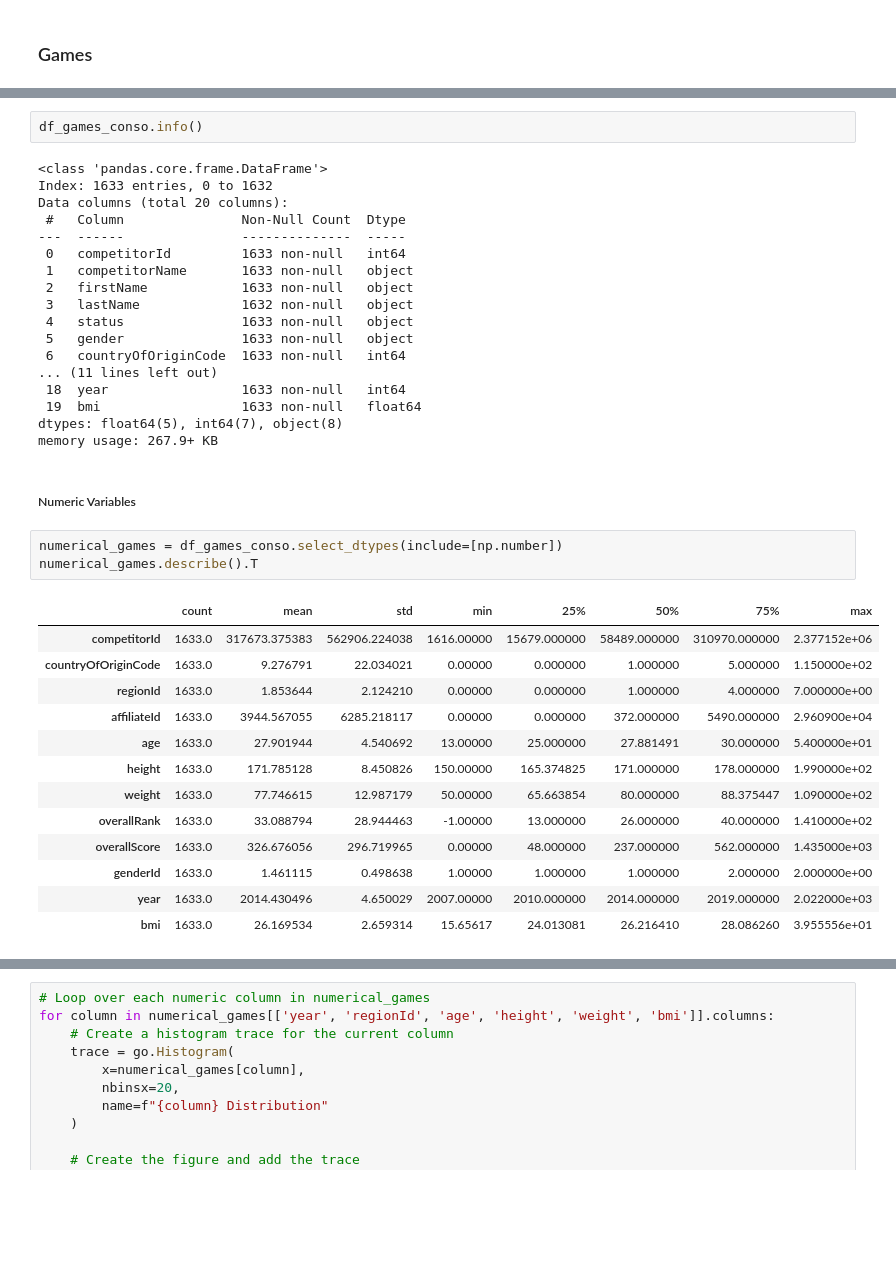
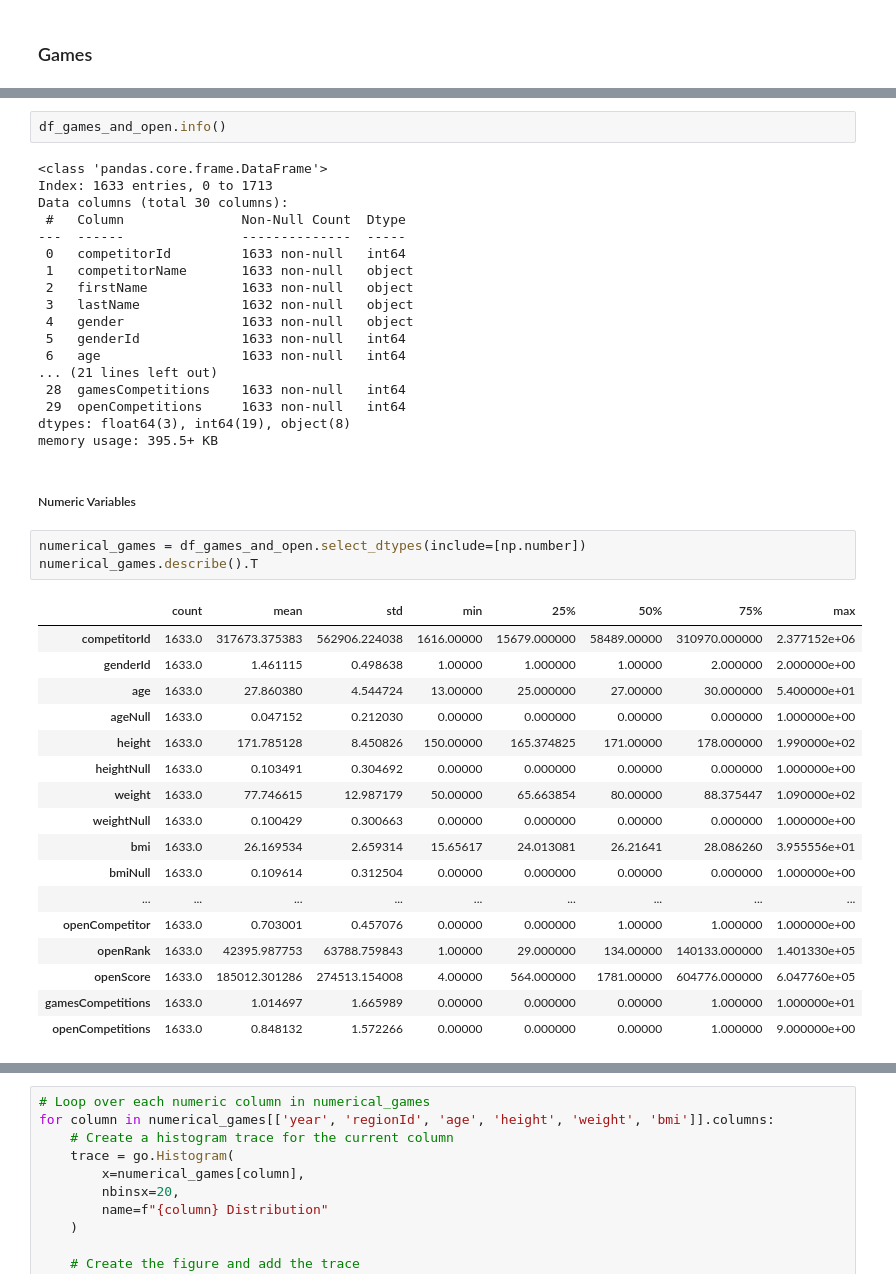
Before and after one commit to tgomesjuliana/ds-crossfit-games-competitions, a Jupyter notebook: data_analysis.ipynb, the cells around one changed output, grey strips where cells are left out. Saved outputs shown, nothing was run; the diff lists cells and outputs as text; blank space fills up the shorter version.

Commit message:
continue feature engineering for crossfit games

```diff
--- a/data_analysis.ipynb
+++ b/data_analysis.ipynb
@@ -35,41 +32,45 @@ df_games_conso
 # %%
-df_games_conso.info()
+df_games_and_open.info()
 # %% [output]
 <class 'pandas.core.frame.DataFrame'>
-Index: 1633 entries, 0 to 1632
-Data columns (total 20 columns):
+Index: 1633 entries, 0 to 1713
+Data columns (total 30 columns):
  #   Column               Non-Null Count  Dtype
 ---  ------               --------------  -----
  0   competitorId         1633 non-null   int64
  1   competitorName       1633 non-null   object
  2   firstName            1633 non-null   object
  3   lastName             1632 non-null   object
- 4   status               1633 non-null   object
- 5   gender               1633 non-null   object
- 6   countryOfOriginCode  1633 non-null   int64
-... (11 lines left out)
- 18  year                 1633 non-null   int64
- 19  bmi                  1633 non-null   float64
-dtypes: float64(5), int64(7), object(8)
-memory usage: 267.9+ KB
+ 4   gender               1633 non-null   object
+ 5   genderId             1633 non-null   int64
+ 6   age                  1633 non-null   int64
+... (21 lines left out)
+ 28  gamesCompetitions    1633 non-null   int64
+ 29  openCompetitions     1633 non-null   int64
+dtypes: float64(3), int64(19), object(8)
+memory usage: 395.5+ KB
 # %% [markdown]
 ##### Numeric Variables
 # %%
-numerical_games = df_games_conso.select_dtypes(include=[np.number])
+numerical_games = df_games_and_open.select_dtypes(include=[np.number])
 numerical_games.describe().T
 # %% [output]
 |  | count | mean | std | min | 25% | 50% | 75% | max |
-| competitorId | 1633.0 | 317673.375383 | 562906.224038 | 1616.00000 | 15679.000000 | 58489.000000 | 310970.000000 | 2.377152e+06 |
-| countryOfOriginCode | 1633.0 | 9.276791 | 22.034021 | 0.00000 | 0.000000 | 1.000000 | 5.000000 | 1.150000e+02 |
-| regionId | 1633.0 | 1.853644 | 2.124210 | 0.00000 | 0.000000 | 1.000000 | 4.000000 | 7.000000e+00 |
-| affiliateId | 1633.0 | 3944.567055 | 6285.218117 | 0.00000 | 0.000000 | 372.000000 | 5490.000000 | 2.960900e+04 |
-| age | 1633.0 | 27.901944 | 4.540692 | 13.00000 | 25.000000 | 27.881491 | 30.000000 | 5.400000e+01 |
-| height | 1633.0 | 171.785128 | 8.450826 | 150.00000 | 165.374825 | 171.000000 | 178.000000 | 1.990000e+02 |
-| weight | 1633.0 | 77.746615 | 12.987179 | 50.00000 | 65.663854 | 80.000000 | 88.375447 | 1.090000e+02 |
-| overallRank | 1633.0 | 33.088794 | 28.944463 | -1.00000 | 13.000000 | 26.000000 | 40.000000 | 1.410000e+02 |
-| overallScore | 1633.0 | 326.676056 | 296.719965 | 0.00000 | 48.000000 | 237.000000 | 562.000000 | 1.435000e+03 |
-| genderId | 1633.0 | 1.461115 | 0.498638 | 1.00000 | 1.000000 | 1.000000 | 2.000000 | 2.000000e+00 |
-| year | 1633.0 | 2014.430496 | 4.650029 | 2007.00000 | 2010.000000 | 2014.000000 | 2019.000000 | 2.022000e+03 |
-| bmi | 1633.0 | 26.169534 | 2.659314 | 15.65617 | 24.013081 | 26.216410 | 28.086260 | 3.955556e+01 |
+| competitorId | 1633.0 | 317673.375383 | 562906.224038 | 1616.00000 | 15679.000000 | 58489.00000 | 310970.000000 | 2.377152e+06 |
+| genderId | 1633.0 | 1.461115 | 0.498638 | 1.00000 | 1.000000 | 1.00000 | 2.000000 | 2.000000e+00 |
+| age | 1633.0 | 27.860380 | 4.544724 | 13.00000 | 25.000000 | 27.00000 | 30.000000 | 5.400000e+01 |
+| ageNull | 1633.0 | 0.047152 | 0.212030 | 0.00000 | 0.000000 | 0.00000 | 0.000000 | 1.000000e+00 |
+| height | 1633.0 | 171.785128 | 8.450826 | 150.00000 | 165.374825 | 171.00000 | 178.000000 | 1.990000e+02 |
+| heightNull | 1633.0 | 0.103491 | 0.304692 | 0.00000 | 0.000000 | 0.00000 | 0.000000 | 1.000000e+00 |
+| weight | 1633.0 | 77.746615 | 12.987179 | 50.00000 | 65.663854 | 80.00000 | 88.375447 | 1.090000e+02 |
+| weightNull | 1633.0 | 0.100429 | 0.300663 | 0.00000 | 0.000000 | 0.00000 | 0.000000 | 1.000000e+00 |
+| bmi | 1633.0 | 26.169534 | 2.659314 | 15.65617 | 24.013081 | 26.21641 | 28.086260 | 3.955556e+01 |
+| bmiNull | 1633.0 | 0.109614 | 0.312504 | 0.00000 | 0.000000 | 0.00000 | 0.000000 | 1.000000e+00 |
+| ... | ... | ... | ... | ... | ... | ... | ... | ... |
+| openCompetitor | 1633.0 | 0.703001 | 0.457076 | 0.00000 | 0.000000 | 1.00000 | 1.000000 | 1.000000e+00 |
+| openRank | 1633.0 | 42395.987753 | 63788.759843 | 1.00000 | 29.000000 | 134.00000 | 140133.000000 | 1.401330e+05 |
+| openScore | 1633.0 | 185012.301286 | 274513.154008 | 4.00000 | 564.000000 | 1781.00000 | 604776.000000 | 6.047760e+05 |
+| gamesCompetitions | 1633.0 | 1.014697 | 1.665989 | 0.00000 | 0.000000 | 0.00000 | 1.000000 | 1.000000e+01 |
+| openCompetitions | 1633.0 | 0.848132 | 1.572266 | 0.00000 | 0.000000 | 0.00000 | 1.000000 | 9.000000e+00 |
 # %%
 # Calculate the correlation between desired columns
```
Also changed, not shown: parts of 7 cells of this notebook, 5 other files.
